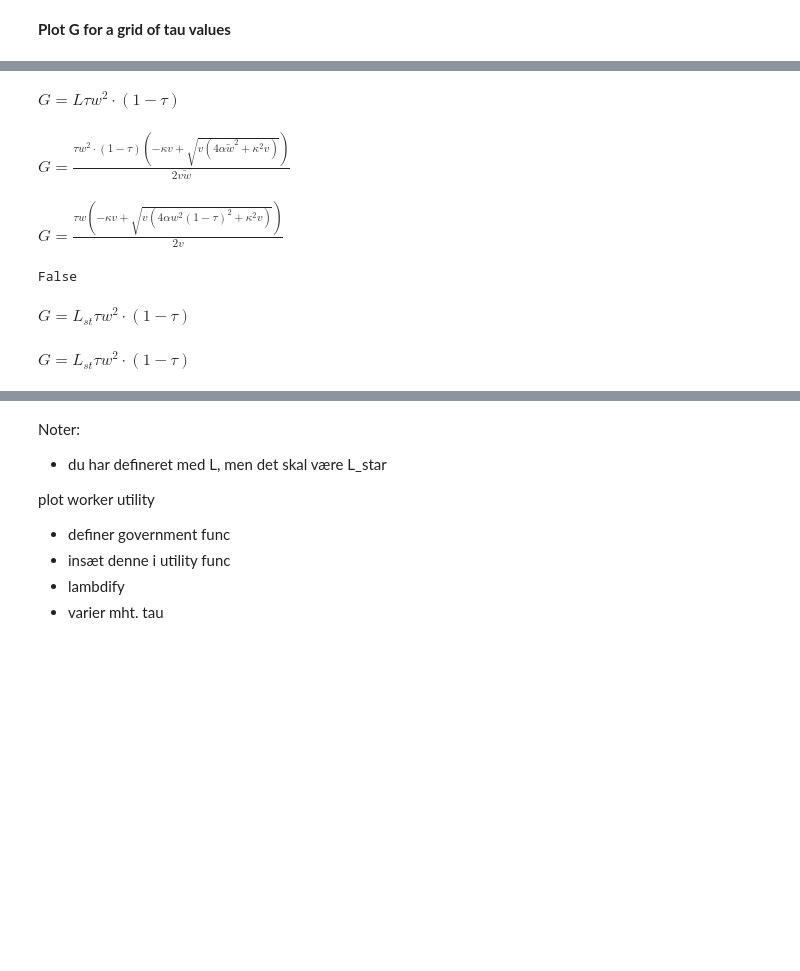
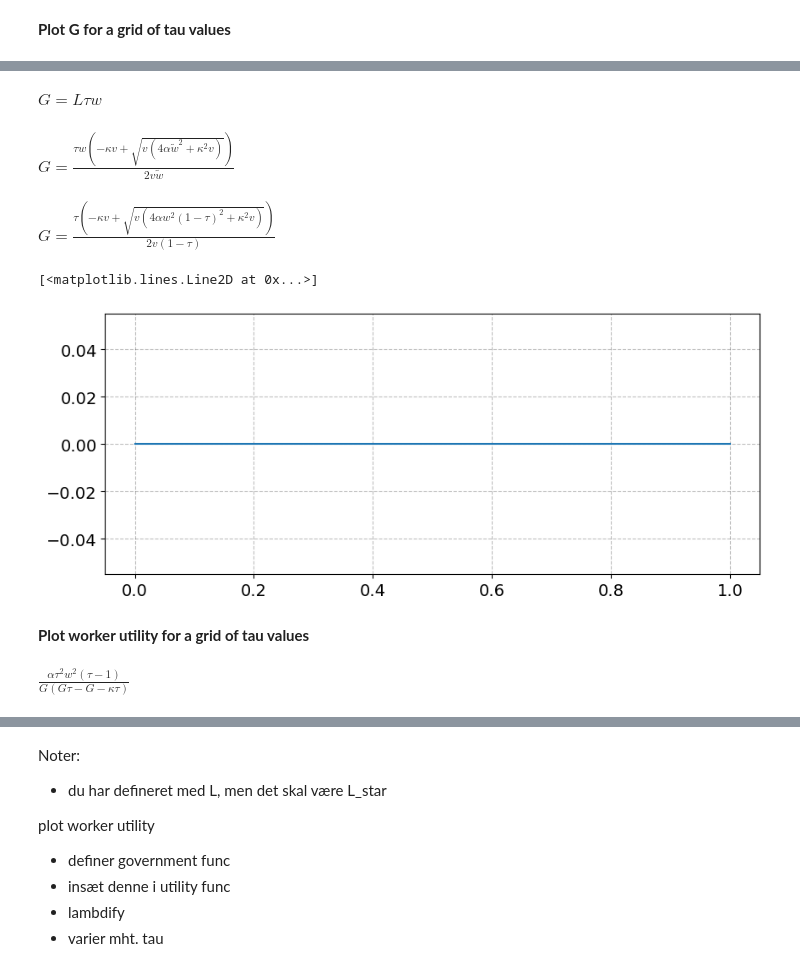
Before and after one commit to NumEconCopenhagen/projects-2023-magnus-kristian, a Jupyter notebook: examproject/Exam-2023-notebook_MH.ipynb, the cells around one changed output, grey strips where cells are left out. Saved outputs shown, nothing was run; the diff lists cells and outputs as text; code cells hidden in the pictures; blank space fills up the shorter version.

```diff
--- a/examproject/Exam-2023-notebook_MH.ipynb
+++ b/examproject/Exam-2023-notebook_MH.ipynb
@@ -238,40 +241,30 @@ $\displaystyle \frac{- \kappa v + \sqrt{v \left(4 \alpha \tilde{w}^{2} + \kappa^
 # %%
 # Government consumption
 L_st = sm.symbols('L_st')
 
-Government1 = sm.Eq(G, tau*w*L*((1-tau)*w))
+Government1 = sm.Eq(G, tau*w*L)
 display(Government1)
 
 #Insert L* in government consumption
 Goverment2= Government1.subs(Lstar.lhs, Lstar.rhs)
 display(Goverment2)
 
 # substitute w with w tilde
 Government3 = Goverment2.subs(wtilde, (1-tau)*w)
 display(Government3)
 
 #government consumption is a function of w hat...
-
 tau_vec = np.linspace(0,1,100)
 
 government_lambdify = sm.lambdify(args=(alpha, kappa, v, tau, w), expr = Government3)
-government = government_lambdify(alpha=alpha_val, kappa=kappa_val, v=v_val, w=w_val, tau=tau_val)
+government = government_lambdify(alpha=alpha_val, kappa=kappa_val, v=v_val, w=w_val, tau=tau_vec)
 
-print(government)
-
-#fig = plt.figure(figsize=(10,4))
-#ax = fig.add_subplot(1,1,1)
-#ax.plot(tau_vec,government)
+fig = plt.figure(figsize=(10,4))
+ax = fig.add_subplot(1,1,1)
+ax.plot(tau_vec,government)
 # %% [output]
-$\displaystyle G = L \tau w^{2} \cdot \left(1 - \tau\right)$
+$\displaystyle G = L \tau w$
-$\displaystyle G = \frac{\tau w^{2} \cdot \left(1 - \tau\right) \left(- \kappa v + \sqrt{v \left(4 \alpha \tilde{w}^{2} + \kappa^{2} v\right)}\right)}{2 v \tilde{w}}$
+$\displaystyle G = \frac{\tau w \left(- \kappa v + \sqrt{v \left(4 \alpha \tilde{w}^{2} + \kappa^{2} v\right)}\right)}{2 v \tilde{w}}$
-$\displaystyle G = \frac{\tau w \left(- \kappa v + \sqrt{v \left(4 \alpha w^{2} \left(1 - \tau\right)^{2} + \kappa^{2} v\right)}\right)}{2 v}$
+$\displaystyle G = \frac{\tau \left(- \kappa v + \sqrt{v \left(4 \alpha w^{2} \left(1 - \tau\right)^{2} + \kappa^{2} v\right)}\right)}{2 v \left(1 - \tau\right)}$
-False
+[<matplotlib.lines.Line2D at 0x...>]
+[figure, added]
-# %%
-
-
-goverment_with_Lstar = Government_cons.subs(sol,L_st)
-display(goverment_with_Lstar)
-# %% [output]
-$\displaystyle G = L_{st} \tau w^{2} \cdot \left(1 - \tau\right)$
-$\displaystyle G = L_{st} \tau w^{2} \cdot \left(1 - \tau\right)$
@@ -294,0 +271,7 @@ utility_Lstar_1 = utilify_func_Lstar(alpha=alpha_val,kappa=kappa_val,v=v_val,G=1
+# %% [markdown]
+**Plot worker utility for a grid of tau values**
+# %%
+Worker_disutility = sm.solve(Government3, v)
+display(Worker_disutility[0])
+# %% [output]
+$\displaystyle \frac{\alpha \tau^{2} w^{2} \left(\tau - 1\right)}{G \left(G \tau - G - \kappa \tau\right)}$
```
Also changed, not shown: parts of 8 cells of this notebook.
